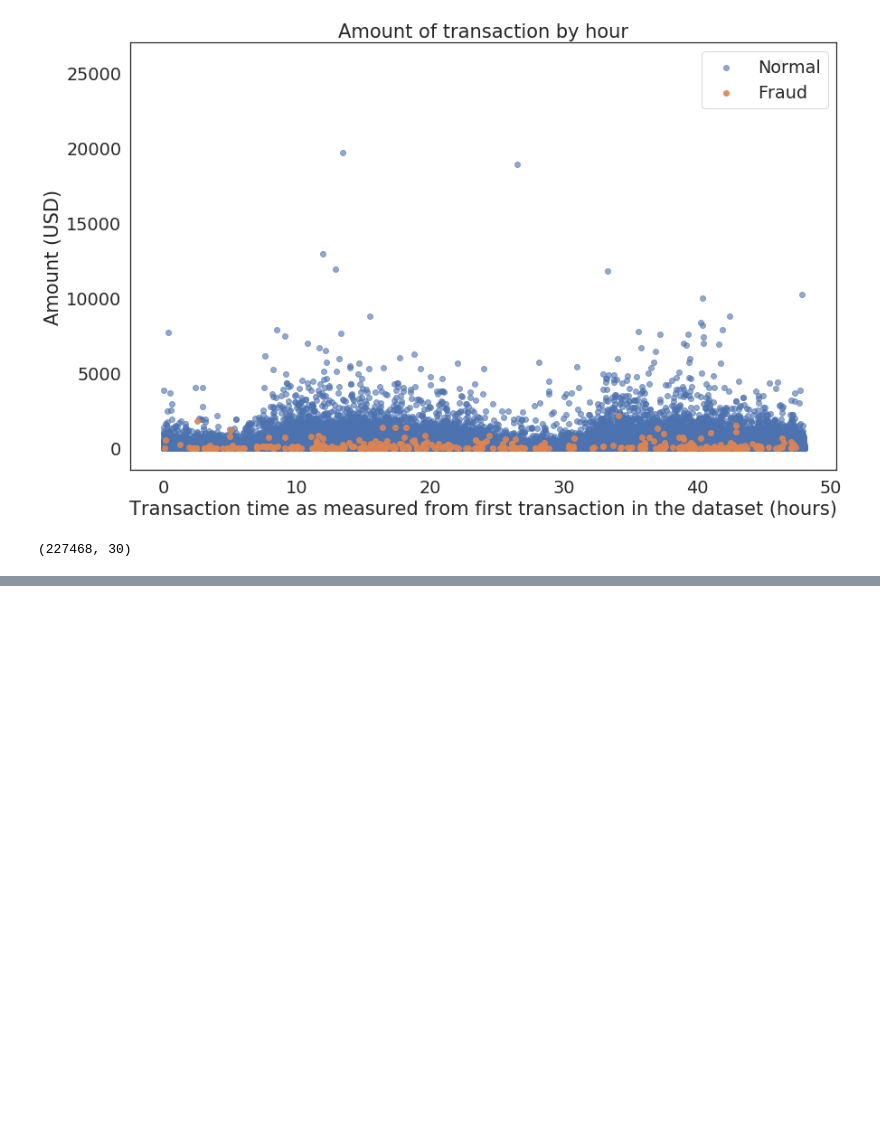
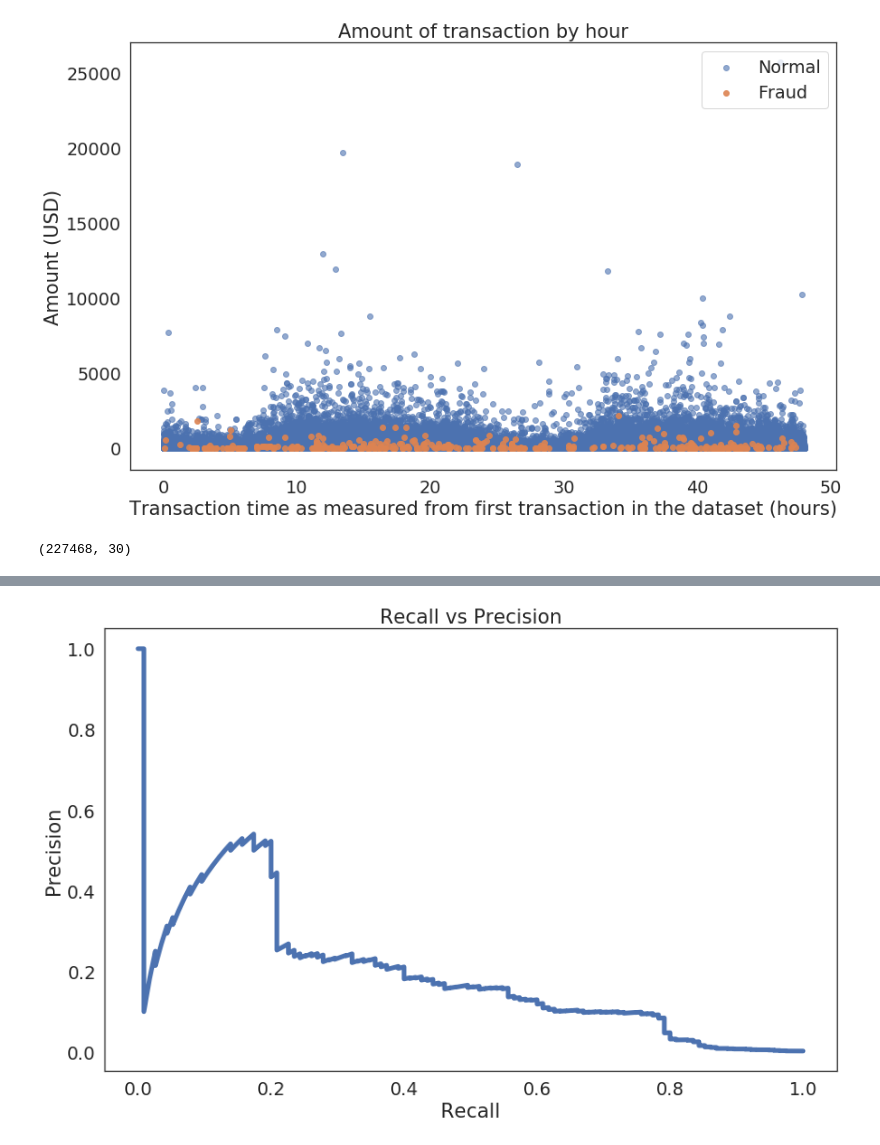
Before and after one commit to paulxiong/FraudDetectionUsingAutoEncoder, a Jupyter notebook: FraudDetection.ipynb, the cells around one changed output, grey strips where cells are left out. Saved outputs shown, nothing was run; the diff lists cells and outputs as text; code cells hidden in the pictures; blank space fills up the shorter version.

```diff
--- a/FraudDetection.ipynb
+++ b/FraudDetection.ipynb
@@ -172,0 +277,9 @@ train_x.shape
+# %%
+precision_rt, recall_rt, threshold_rt = precision_recall_curve(error_df.True_class, error_df.Reconstruction_error)
+plt.plot(recall_rt, precision_rt, linewidth=5, label='Precision-Recall curve')
+plt.title('Recall vs Precision')
+plt.xlabel('Recall')
+plt.ylabel('Precision')
+plt.show()
+# %% [output]
+[figure, added]
```
Also changed, not shown: parts of 14 cells of this notebook.
